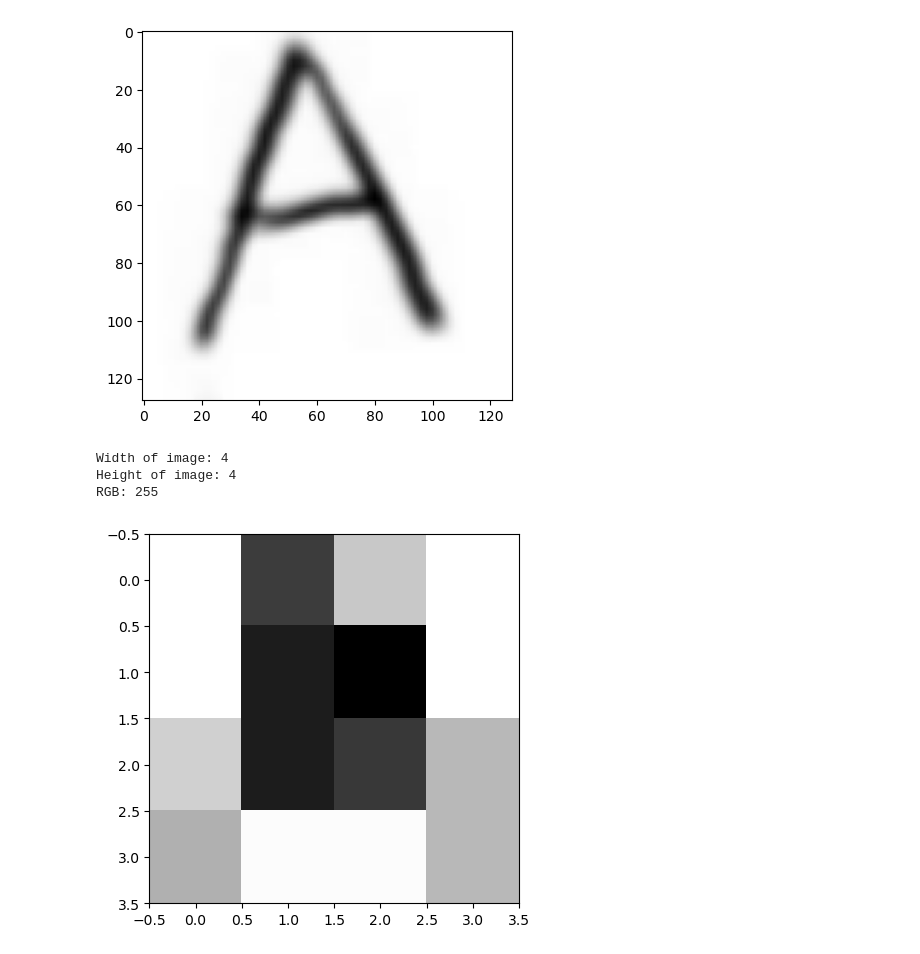
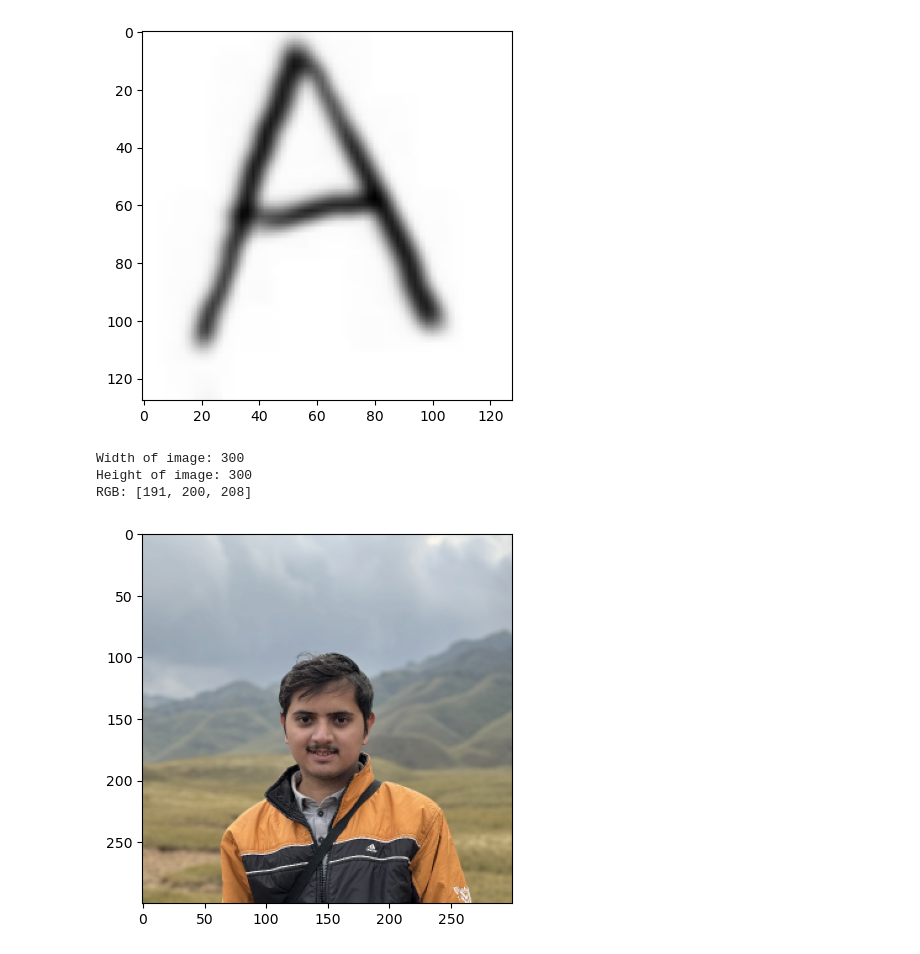
Before and after one commit to DarkKnight7107/DSAI, a Jupyter notebook: Image.ipynb, the cells around one changed output. Saved outputs shown, nothing was run; the diff lists cells and outputs as text; code cells hidden in the pictures.

Commit message:
Added Down Scale function for RGB images

```diff
--- a/Image.ipynb
+++ b/Image.ipynb
@@ -183,10 +187,39 @@ Width of image: 128
 Height of image: 128
 RGB: 255
 [figure]
-# %%
-ShowImage(DownScaleAvg(DownScaleAvg(DownScaleAvg(DownScaleAvg(image)))))
-# %% [output]
-Width of image: 4
-Height of image: 4
-RGB: 255
-[figure, removed]
+# %%
+def DownScaleAvgRGB(_img_):
+    image_ = []
+    row = []
+    rgb = []
+    for h in range(0, len(_img_), 2):
+        for w in range(0, len(_img_[0]), 2):
+            for i in range(len(_img_[0][0])):
+                rgb.append((_img_[h][w][i]//4 + _img_[h+1][w][i]//4 + _img_[h][w+1][i]//4 + _img_[h+1][w+1][i]//4))
+            row.append(rgb)
+            rgb = []
+        image_.append(row)
+        row =[]
+
+    return image_
+
+def DownScaleSkipRGB(_img_):
+    image_ = []
+    row = []
+    for h in range(0, len(_img_), 2):
+        for w in range(0, len(_img_[0]), 2):
+            row.append(_img_[h][w])
+        image_.append(row)
+        row = []
+
+    return image_
+# %%
+image = img.imread("Image_A.jpg")
+image = DownScaleAvgRGB(DownScaleSkipRGB(DownScaleSkipRGB(image)))
+# image = DownScaleAvgRGB(image)
+ShowImage(image)
+# %% [output]
+Width of image: 300
+Height of image: 300
+RGB: [191, 200, 208]
+[figure, added]
```
Also changed, not shown: parts of 2 cells of this notebook.
